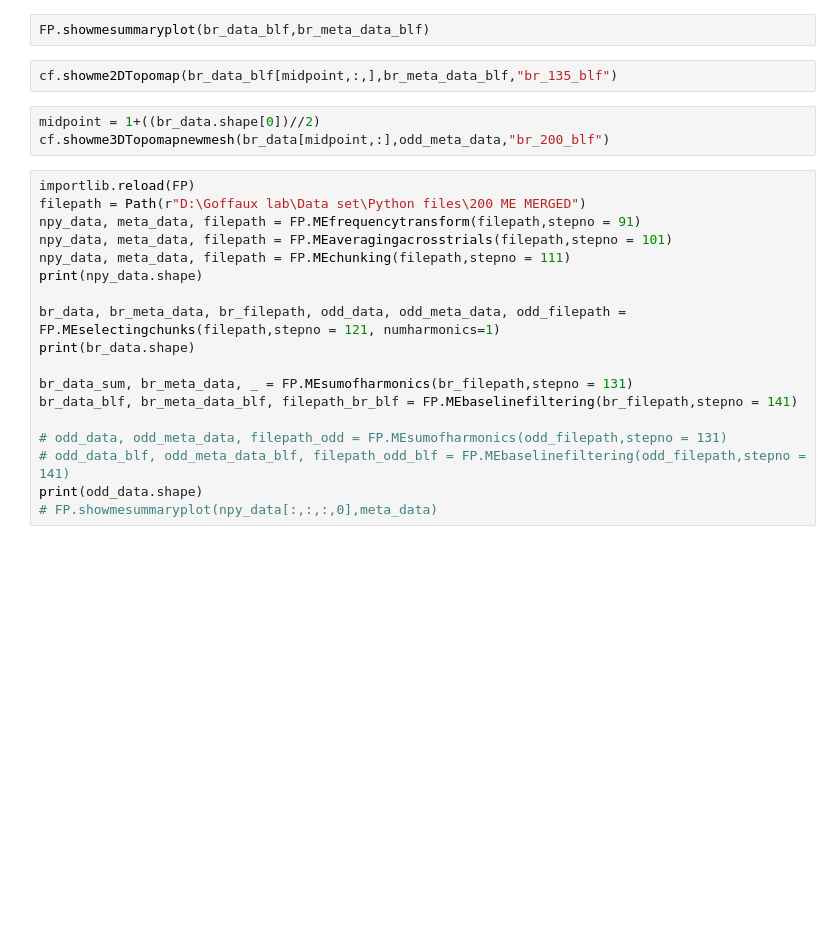
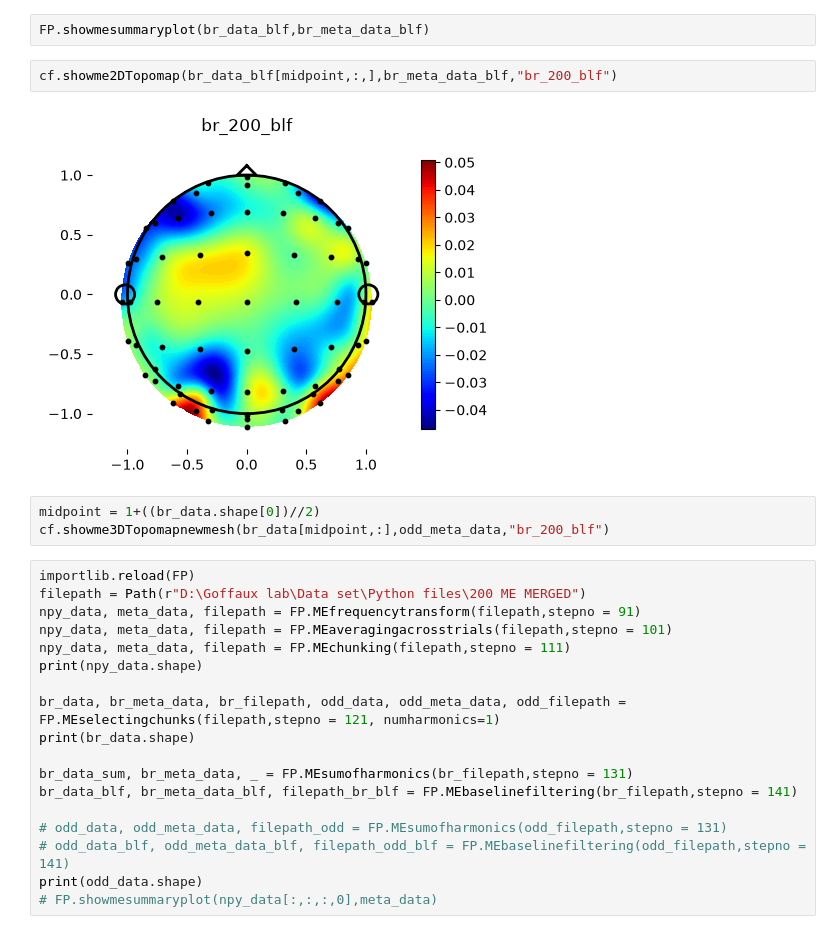
Before and after one commit to Bhargaverahkap/FPVS-Pypeline, a Jupyter notebook: FPyVS app test script.ipynb, the cells around one changed output. Cells and saved outputs as stored; diff of their text form; blank space fills up the shorter version.

```diff
--- a/FPyVS app test script.ipynb
+++ b/FPyVS app test script.ipynb
@@ -107,7 +166,9 @@ cf.showme3DTopomapnewmesh(br_data_blf[midpoint,:,],br_meta_data_blf,"odd_135_blf
 # %%
 FP.showmesummaryplot(br_data_blf,br_meta_data_blf)
 # %%
-cf.showme2DTopomap(br_data_blf[midpoint,:,],br_meta_data_blf,"br_135_blf")
+cf.showme2DTopomap(br_data_blf[midpoint,:,],br_meta_data_blf,"br_200_blf")
+# %% [output]
+[figure, added]
 # %%
 midpoint = 1+((br_data.shape[0])//2)
 cf.showme3DTopomapnewmesh(br_data[midpoint,:],odd_meta_data,"br_200_blf")
```
Also changed, not shown: parts of 14 cells of this notebook, 2 other files.
